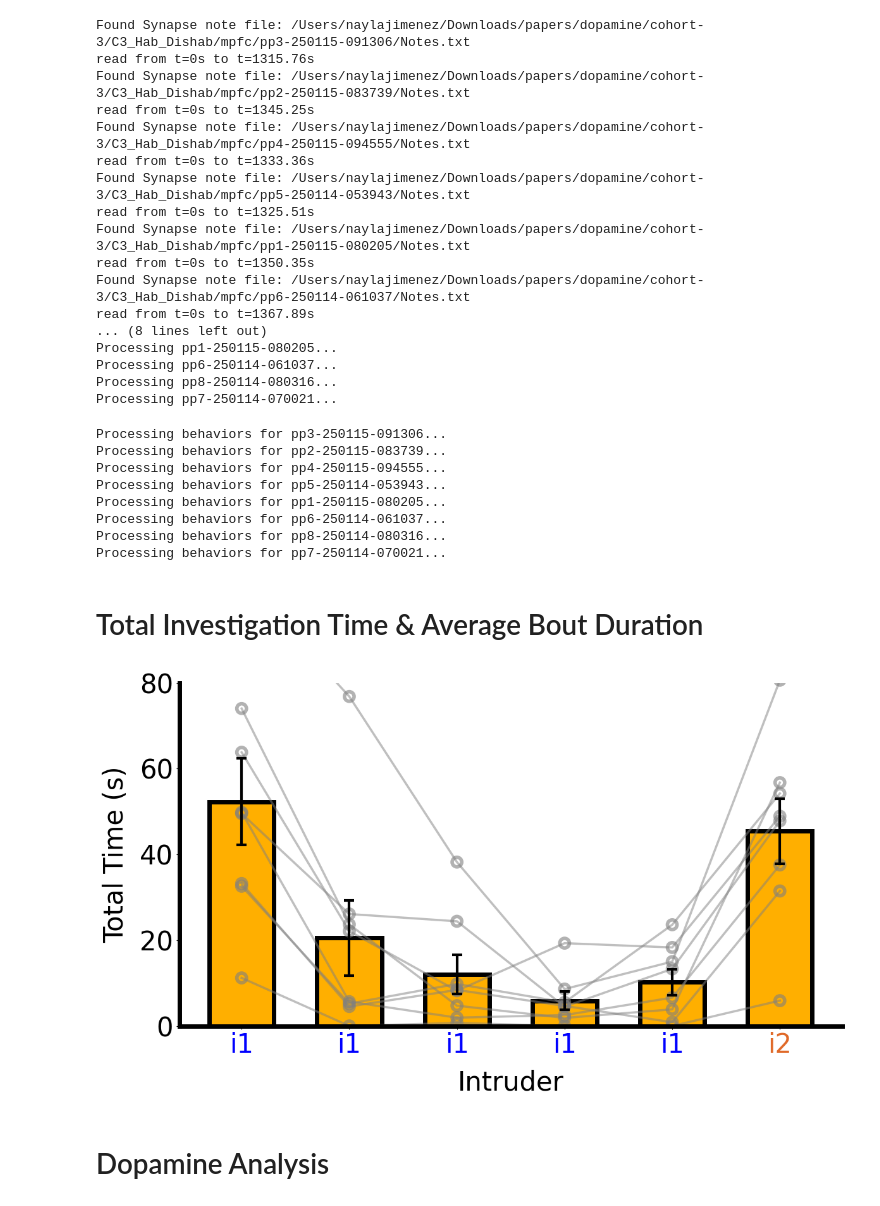
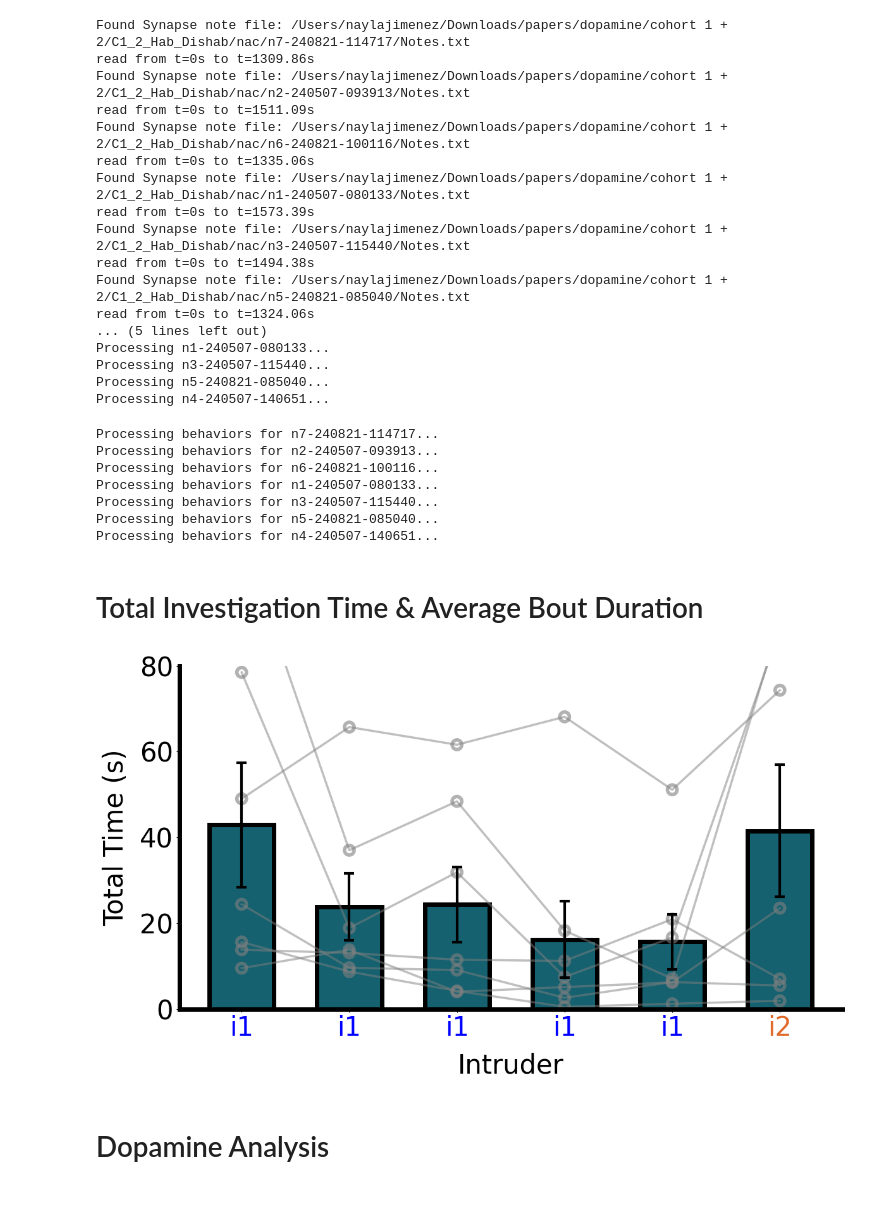
Before and after one commit to padillacoreanolab/Fiber_Photometry, a Jupyter notebook: Hab Dishab/hd_analysis.ipynb, the cells around one changed output. Cells and saved outputs as stored; diff of their text form; code cells hidden in the pictures.

```diff
--- a/Hab Dishab/hd_analysis.ipynb
+++ b/Hab Dishab/hd_analysis.ipynb
@@ -18,9 +18,9 @@ from scipy.signal import butter, filtfilt
 from sklearn.linear_model import LinearRegression
 from hd_extension import *
 # %%
-experiment_path = r"/Users/naylajimenez/Downloads/papers/dopamine/cohort-3/C3_Hab_Dishab/mpfc"
-csv_base_path = r"/Users/naylajimenez/Downloads/papers/dopamine/cohort-3/C3_Hab_Dishab/mpfc_csvs"
-brain_region = '#FFAF00'
+experiment_path = r"/Users/naylajimenez/Downloads/papers/dopamine/cohort 1 + 2/C1_2_Hab_Dishab/nac"
+csv_base_path = r"/Users/naylajimenez/Downloads/papers/dopamine/cohort 1 + 2/C1_2_Hab_Dishab/nac_csvs"
+brain_region = '#15616F'
 
 # NAc: #15616F
 # mPFC: #FFAF00
@@ -31,23 +31,23 @@ experiment = Experiment(experiment_path, csv_base_path)
 # batch process the data, removing the specified time segments for subjects
 experiment.default_batch_process()
 # %% [output]
-Found Synapse note file: /Users/naylajimenez/Downloads/papers/dopamine/cohort-3/C3_Hab_Dishab/mpfc/pp3-250115-091306/Notes.txt
-read from t=0s to t=1315.76s
-Found Synapse note file: /Users/naylajimenez/Downloads/papers/dopamine/cohort-3/C3_Hab_Dishab/mpfc/pp2-250115-083739/Notes.txt
-read from t=0s to t=1345.25s
-Found Synapse note file: /Users/naylajimenez/Downloads/papers/dopamine/cohort-3/C3_Hab_Dishab/mpfc/pp4-250115-094555/Notes.txt
-read from t=0s to t=1333.36s
-Found Synapse note file: /Users/naylajimenez/Downloads/papers/dopamine/cohort-3/C3_Hab_Dishab/mpfc/pp5-250114-053943/Notes.txt
-read from t=0s to t=1325.51s
-Found Synapse note file: /Users/naylajimenez/Downloads/papers/dopamine/cohort-3/C3_Hab_Dishab/mpfc/pp1-250115-080205/Notes.txt
-read from t=0s to t=1350.35s
-Found Synapse note file: /Users/naylajimenez/Downloads/papers/dopamine/cohort-3/C3_Hab_Dishab/mpfc/pp6-250114-061037/Notes.txt
-read from t=0s to t=1367.89s
-... (8 lines left out)
-Processing pp1-250115-080205...
-Processing pp6-250114-061037...
-Processing pp8-250114-080316...
-Processing pp7-250114-070021...
+Found Synapse note file: /Users/naylajimenez/Downloads/papers/dopamine/cohort 1 + 2/C1_2_Hab_Dishab/nac/n7-240821-114717/Notes.txt
+read from t=0s to t=1309.86s
+Found Synapse note file: /Users/naylajimenez/Downloads/papers/dopamine/cohort 1 + 2/C1_2_Hab_Dishab/nac/n2-240507-093913/Notes.txt
+read from t=0s to t=1511.09s
+Found Synapse note file: /Users/naylajimenez/Downloads/papers/dopamine/cohort 1 + 2/C1_2_Hab_Dishab/nac/n6-240821-100116/Notes.txt
+read from t=0s to t=1335.06s
+Found Synapse note file: /Users/naylajimenez/Downloads/papers/dopamine/cohort 1 + 2/C1_2_Hab_Dishab/nac/n1-240507-080133/Notes.txt
+read from t=0s to t=1573.39s
+Found Synapse note file: /Users/naylajimenez/Downloads/papers/dopamine/cohort 1 + 2/C1_2_Hab_Dishab/nac/n3-240507-115440/Notes.txt
+read from t=0s to t=1494.38s
+Found Synapse note file: /Users/naylajimenez/Downloads/papers/dopamine/cohort 1 + 2/C1_2_Hab_Dishab/nac/n5-240821-085040/Notes.txt
+read from t=0s to t=1324.06s
+... (5 lines left out)
+Processing n1-240507-080133...
+Processing n3-240507-115440...
+Processing n5-240821-085040...
+Processing n4-240507-140651...
 # %%
 bout_definitions = [
     {'prefix': 's1', 'introduced': 's1_Introduced', 'removed': 's1_Removed'},
@@ -56,17 +56,18 @@ bout_definitions = [
 
 experiment.group_extract_manual_annotations(bout_definitions)
 # %% [output]
-Processing behaviors for pp3-250115-091306...
-Processing behaviors for pp2-250115-083739...
-Processing behaviors for pp4-250115-094555...
-Processing behaviors for pp5-250114-053943...
-Processing behaviors for pp1-250115-080205...
-Processing behaviors for pp6-250114-061037...
-Processing behaviors for pp8-250114-080316...
-Processing behaviors for pp7-250114-070021...
+Processing behaviors for n7-240821-114717...
+Processing behaviors for n2-240507-093913...
+Processing behaviors for n6-240821-100116...
+Processing behaviors for n1-240507-080133...
+Processing behaviors for n3-240507-115440...
+Processing behaviors for n5-240821-085040...
+Processing behaviors for n4-240507-140651...
 # %% [markdown]
 # Total Investigation Time & Average Bout Duration
 # %%
+'''
+cohort 3 mpfc
 nn1 = experiment.trials['pp1-250115-080205']
 nn2 = experiment.trials['pp2-250115-083739']
 nn3 = experiment.trials['pp3-250115-091306']
@@ -75,6 +76,16 @@ nn5 = experiment.trials['pp5-250114-053943']
 nn6 = experiment.trials['pp6-250114-061037']
 nn7 = experiment.trials['pp7-250114-070021']
 nn8 = experiment.trials['pp8-250114-080316']
+'''
+
+# cohort 1 + 2 nac
+nn1 = experiment.trials['n1-240507-080133']
+nn2 = experiment.trials['n2-240507-093913']
+nn3 = experiment.trials['n3-240507-115440']
+nn4 = experiment.trials['n4-240507-140651']
+nn5 = experiment.trials['n5-240821-085040']
+nn6 = experiment.trials['n6-240821-100116']
+nn7 = experiment.trials['n7-240821-114717']
 
 # Read each CSV into a DataFrame
 df1 = nn1.behaviors
@@ -84,10 +95,10 @@ df4 = nn4.behaviors
 df5 = nn5.behaviors
 df6 = nn6.behaviors
 df7 = nn7.behaviors
-df8 = nn8.behaviors
+# df8 = nn8.behaviors
 
 # Create a list of the DataFrames
-trials = [df1, df2, df3, df4, df5, df6, df7, df8]
+trials = [df1, df2, df3, df4, df5, df6, df7]
 
 # Create one combined summary DataFrame (7 subjects total)
 summary_df = create_subject_summary_df(trials)
@@ -101,34 +112,34 @@ for nn in [nn1, nn2, nn3, nn4, nn5, nn6, nn7]:
 
 # --- Filter Summary DataFrame by Specific Bouts ---
 desired_bouts = ["s1-1", "s1-2", "s1-3", "s1-4", "s1-5", "s2-1"]
 filtered_summary_df = summary_df[summary_df["Bout"].isin(desired_bouts)]
 
 # get rid of 5
 # filtered_df = filtered_summary_df[filtered_summary_df['Subject'] != 5]
 
 # Group by Subject and Bout and sum Duration (s) to ensure unique pairs
 grouped_df = filtered_summary_df.groupby(["Subject", "Bout"], as_index=False)["Duration (s)"].sum()
 
 # Pivot the grouped DataFrame so that rows are subjects and columns are bouts
 pivot_df = grouped_df.pivot(index="Subject", columns="Bout", values="Duration (s)")
 pivot_df = pivot_df.fillna(0)  # Fill missing values with 0
 
 # Then call your plotting function
 plot_y_across_bouts_gray(
     df=pivot_df,
     title=None,
     ylabel="Total Time (s)",
     custom_xtick_labels=["i1", "i1", "i1", "i1", "i1", "i2"],
     custom_xtick_colors=["blue", "blue", "blue", "blue", "blue", "#E06928"],
     ylim=(0, 80),
     bar_color=brain_region,
     yticks_increment=20,
     xlabel="Intruder",
     figsize=(12,7),
     pad_inches=0.1
 )
 # %% [output]
-[figure, old version]
+[figure, new version]
 # %% [markdown]
 # Dopamine Analysis
 # %% [markdown]
```
Also changed, not shown: parts of 12 cells of this notebook, 1 other file.
